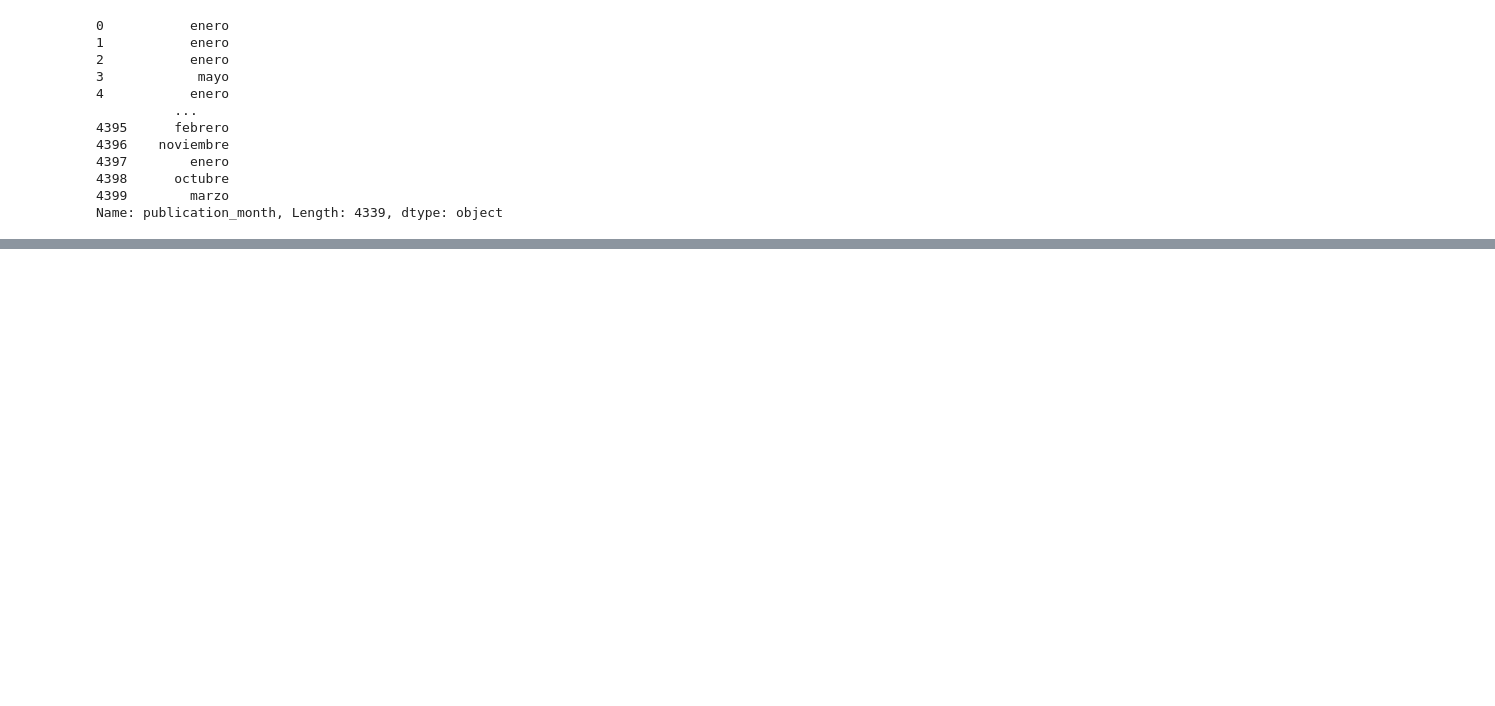
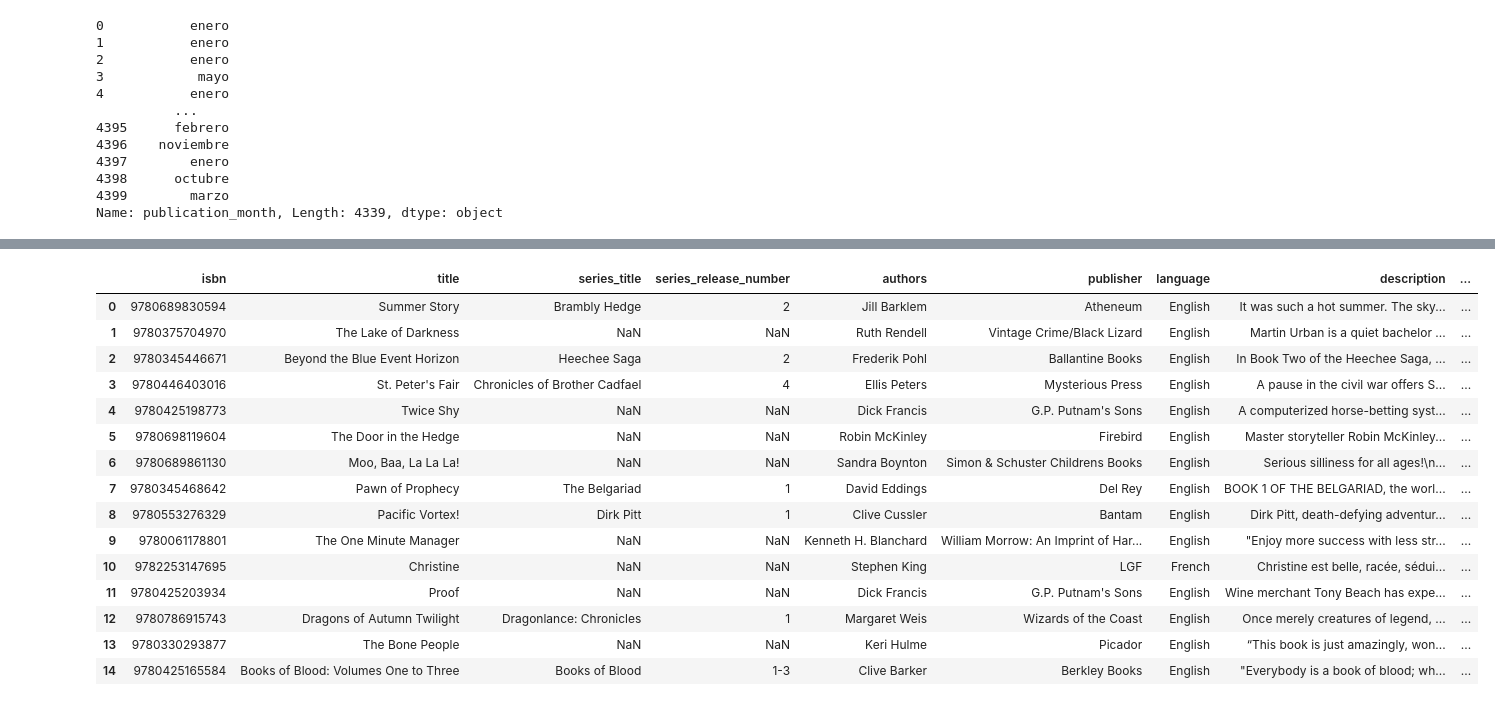
Before and after one commit to raquelmartinrodriguez/promoG-DA-modulo4-sprint2-Laura-Mora-Raquel-Martin, a Jupyter notebook: analisis_raquel.ipynb, the cells around one changed output, grey strips where cells are left out. Drawn from its saved outputs; the diff is of its cells as text; code cells hidden in the pictures; blank space fills up the shorter version.

```diff
--- a/analisis_raquel.ipynb
+++ b/analisis_raquel.ipynb
@@ -236,0 +242,2 @@ df_goodreads_top100['publication_year'] = df_goodreads_top100['publication_date'
+# %%
+df_goodreads_top100[['published_year', 'published_month']] = df_goodreads_top100['publication_date'].str.split('-', expand=True)[[0, 1]]
@@ -276,5 +293,7 @@ Name: publication_month, Length: 4339, dtype: object
 # %%
-df_goodreads_top100['publication_date'] = df_goodreads_top100['publication_date'].fillna(1.0)
+df_goodreads_top100['publication_year'] = df_goodreads_top100['publication_year'].fillna(2020.0)
+# %%
+df_goodreads_top100['publication_month'] = df_goodreads_top100['publication_month'].fillna(7.0)
 # %%
 df_goodreads_top100['publication_year'].astype (int)
 # %% [output]
@@ -282,2 +312,19 @@ IntCastingNaNError: Cannot convert non-finite values (NA or inf) to integer
-# %%
-df_goodreads_top100['publication_date'] = df_goodreads_top100['publication_date'].fillna("Unknown")
+# %%
+df_goodreads_top100.head(15)
+# %% [output]
+|  | isbn | title | series_title | series_release_number | authors | publisher | language | description | ... |
+| 0 | 9780689830594 | Summer Story | Brambly Hedge | 2 | Jill Barklem | Atheneum | English | It was such a hot summer. The sky... | ... |
+| 1 | 9780375704970 | The Lake of Darkness | NaN | NaN | Ruth Rendell | Vintage Crime/Black Lizard | English | Martin Urban is a quiet bachelor ... | ... |
+| 2 | 9780345446671 | Beyond the Blue Event Horizon | Heechee Saga | 2 | Frederik Pohl | Ballantine Books | English | In Book Two of the Heechee Saga, ... | ... |
+| 3 | 9780446403016 | St. Peter's Fair | Chronicles of Brother Cadfael | 4 | Ellis Peters | Mysterious Press | English | A pause in the civil war offers S... | ... |
+| 4 | 9780425198773 | Twice Shy | NaN | NaN | Dick Francis | G.P. Putnam's Sons | English | A computerized horse-betting syst... | ... |
+| 5 | 9780698119604 | The Door in the Hedge | NaN | NaN | Robin McKinley | Firebird | English | Master storyteller Robin McKinley... | ... |
+| 6 | 9780689861130 | Moo, Baa, La La La! | NaN | NaN | Sandra Boynton | Simon & Schuster Childrens Books | English | Serious silliness for all ages!\n... | ... |
+| 7 | 9780345468642 | Pawn of Prophecy | The Belgariad | 1 | David Eddings | Del Rey | English | BOOK 1 OF THE BELGARIAD, the worl... | ... |
+| 8 | 9780553276329 | Pacific Vortex! | Dirk Pitt | 1 | Clive Cussler | Bantam | English | Dirk Pitt, death-defying adventur... | ... |
+| 9 | 9780061178801 | The One Minute Manager | NaN | NaN | Kenneth H. Blanchard | William Morrow: An Imprint of Har... | English | "Enjoy more success with less str... | ... |
+| 10 | 9782253147695 | Christine | NaN | NaN | Stephen King | LGF | French | Christine est belle, racée, sédui... | ... |
+| 11 | 9780425203934 | Proof | NaN | NaN | Dick Francis | G.P. Putnam's Sons | English | Wine merchant Tony Beach has expe... | ... |
+| 12 | 9780786915743 | Dragons of Autumn Twilight | Dragonlance: Chronicles | 1 | Margaret Weis | Wizards of the Coast | English | Once merely creatures of legend, ... | ... |
+| 13 | 9780330293877 | The Bone People | NaN | NaN | Keri Hulme | Picador | English | “This book is just amazingly, won... | ... |
+| 14 | 9780425165584 | Books of Blood: Volumes One to Three | Books of Blood | 1-3 | Clive Barker | Berkley Books | English | "Everybody is a book of blood; wh... | ... |
```
Also changed, not shown: parts of 24 cells of this notebook, 20 other files.
